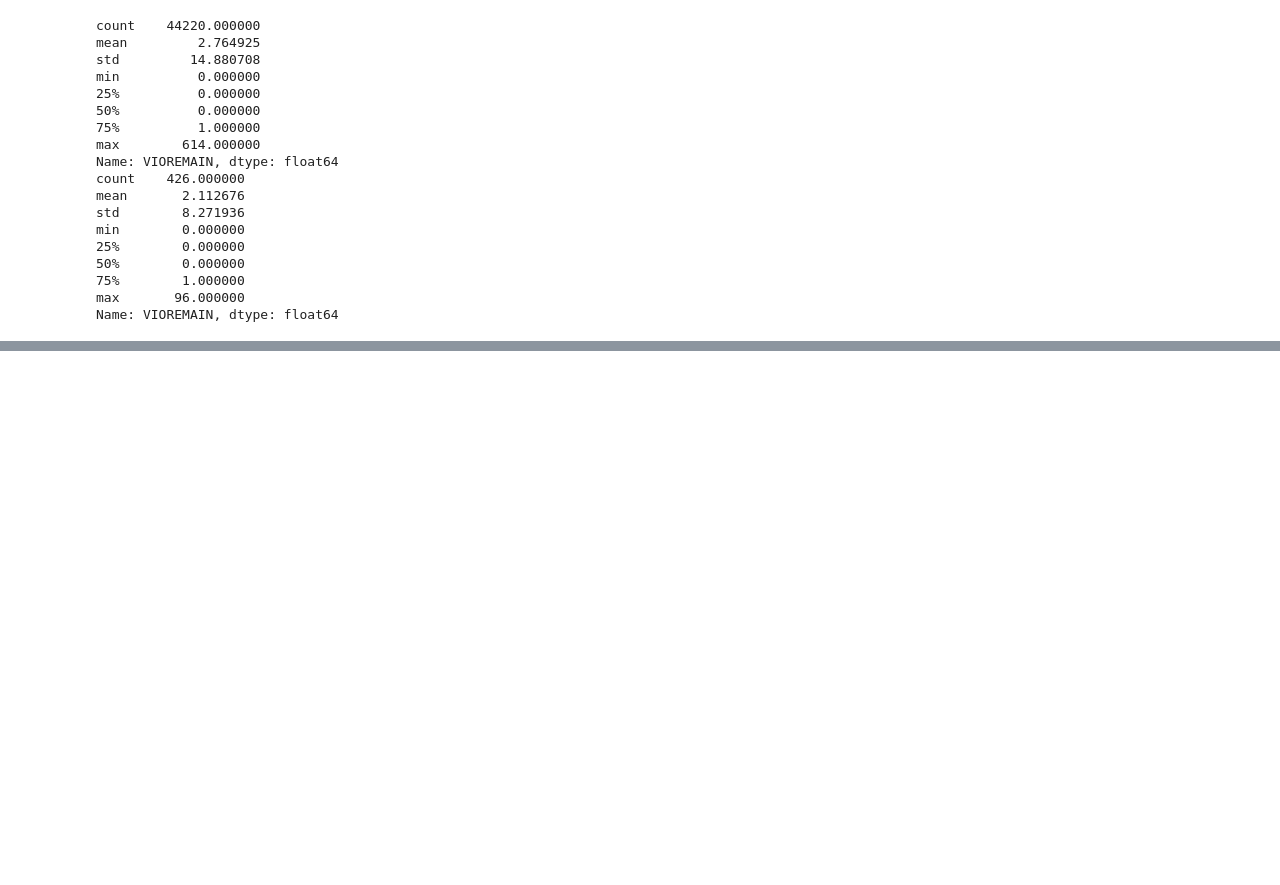
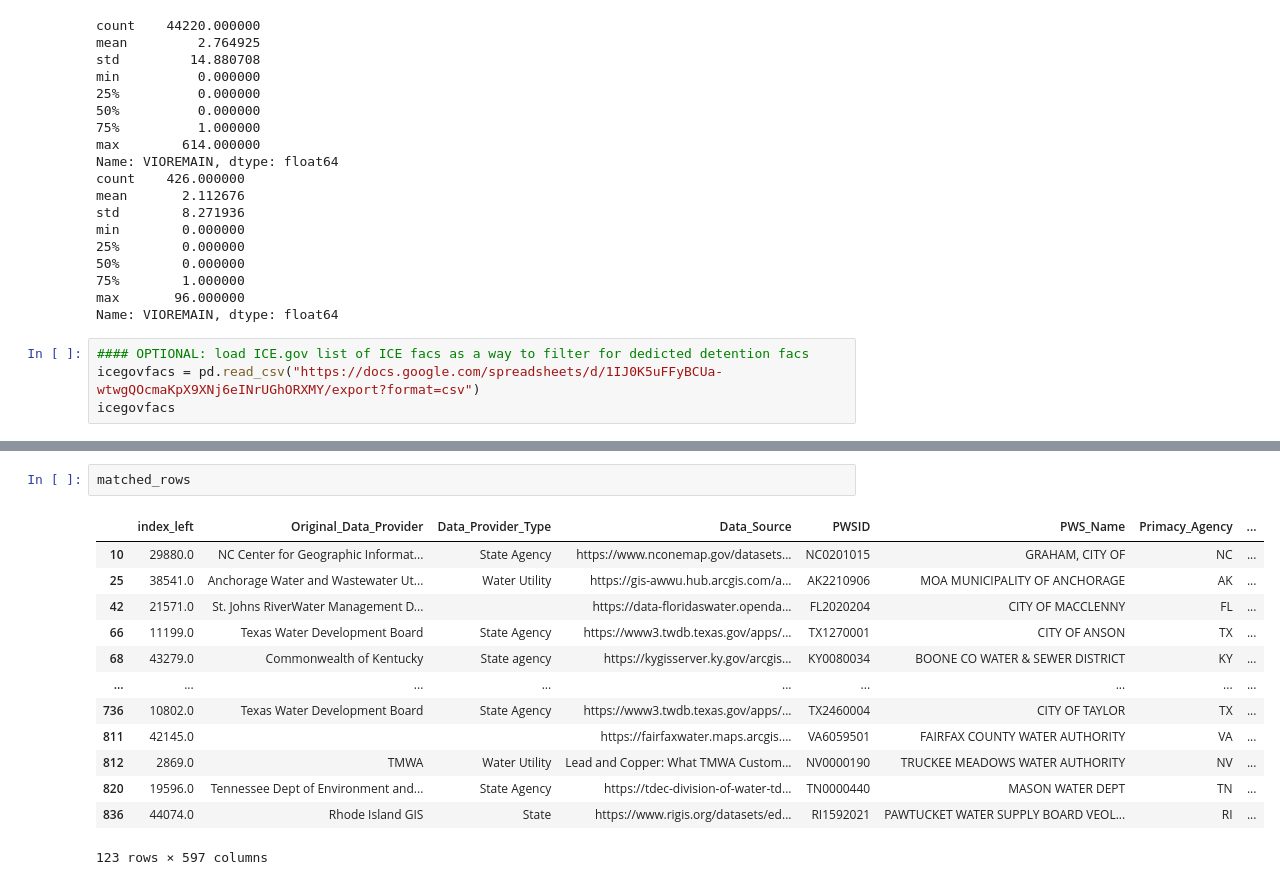
Before and after one commit to edgi-govdata-archiving/EEW-ICE, a Jupyter notebook: DWATER_ICE_Filtered.ipynb, the cells around one changed output, grey strips where cells are left out. Drawn from its saved outputs; the diff is of its cells as text; blank space fills up the shorter version.

```diff
--- a/DWATER_ICE_Filtered.ipynb
+++ b/DWATER_ICE_Filtered.ipynb
@@ -296,3 +301,7 @@ min        0.000000
 75%        1.000000
 max       96.000000
 Name: VIOREMAIN, dtype: float64
+# %%
+#### OPTIONAL: load ICE.gov list of ICE facs as a way to filter for dedicted detention facs
+icegovfacs = pd.read_csv("https://docs.google.com/spreadsheets/d/1IJ0K5uFFyBCUa-wtwgQOcmaKpX9XNj6eINrUGhORXMY/export?format=csv")
+icegovfacs
@@ -298,0 +428,16 @@ Name: VIOREMAIN, dtype: float64
+# %%
+matched_rows
+# %% [output]
+|  | index_left | Original_Data_Provider | Data_Provider_Type | Data_Source | PWSID | PWS_Name | Primacy_Agency | ... |
+| 10 | 29880.0 | NC Center for Geographic Informat... | State Agency | https://www.nconemap.gov/datasets... | NC0201015 | GRAHAM, CITY OF | NC | ... |
+| 25 | 38541.0 | Anchorage Water and Wastewater Ut... | Water Utility | https://gis-awwu.hub.arcgis.com/a... | AK2210906 | MOA MUNICIPALITY OF ANCHORAGE | AK | ... |
+| 42 | 21571.0 | St. Johns RiverWater Management D... |  | https://data-floridaswater.openda... | FL2020204 | CITY OF MACCLENNY | FL | ... |
+| 66 | 11199.0 | Texas Water Development Board | State Agency | https://www3.twdb.texas.gov/apps/... | TX1270001 | CITY OF ANSON | TX | ... |
+| 68 | 43279.0 | Commonwealth of Kentucky | State agency | https://kygisserver.ky.gov/arcgis... | KY0080034 | BOONE CO WATER & SEWER DISTRICT | KY | ... |
+| ... | ... | ... | ... | ... | ... | ... | ... | ... |
+| 736 | 10802.0 | Texas Water Development Board | State Agency | https://www3.twdb.texas.gov/apps/... | TX2460004 | CITY OF TAYLOR | TX | ... |
+| 811 | 42145.0 |  |  | https://fairfaxwater.maps.arcgis.... | VA6059501 | FAIRFAX COUNTY WATER AUTHORITY | VA | ... |
+| 812 | 2869.0 | TMWA | Water Utility | Lead and Copper: What TMWA Custom... | NV0000190 | TRUCKEE MEADOWS WATER AUTHORITY | NV | ... |
+| 820 | 19596.0 | Tennessee Dept of Environment and... | State Agency | https://tdec-division-of-water-td... | TN0000440 | MASON WATER DEPT | TN | ... |
+| 836 | 44074.0 | Rhode Island GIS | State | https://www.rigis.org/datasets/ed... | RI1592021 | PAWTUCKET WATER SUPPLY BOARD VEOL... | RI | ... |
+123 rows × 597 columns
```
Also changed, not shown: parts of 9 cells of this notebook.
